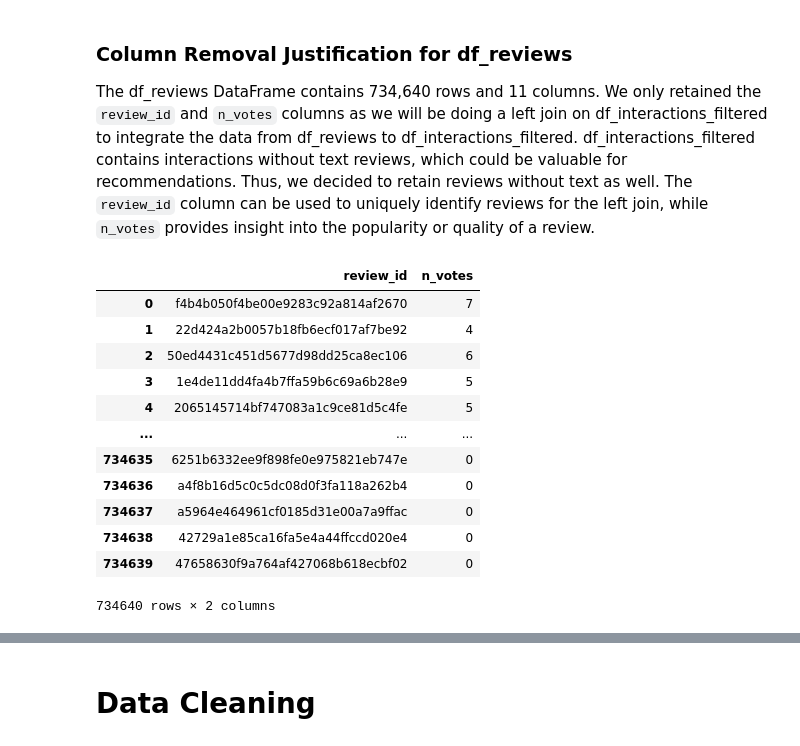
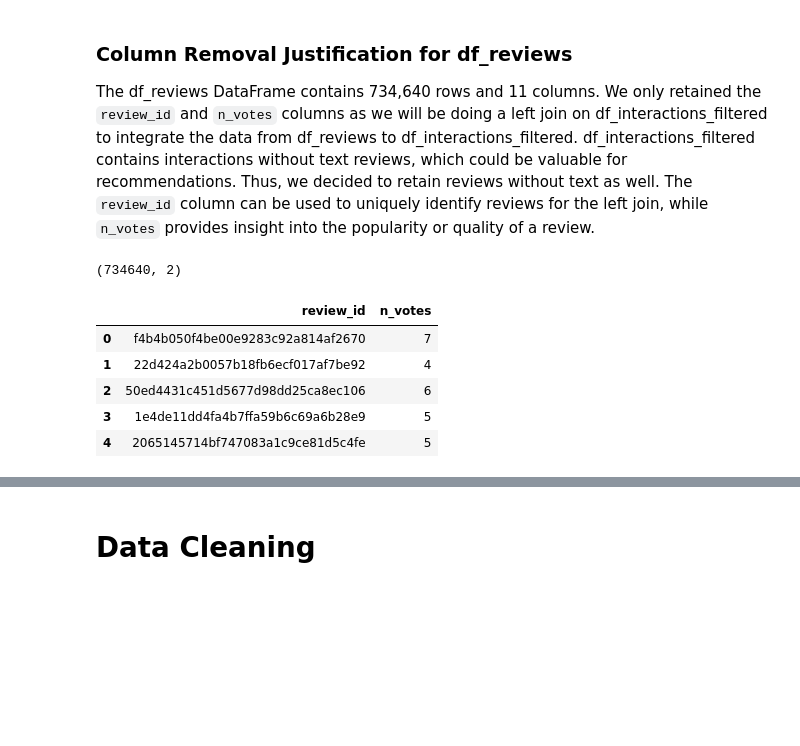
Before and after one commit to Pangerlanger/bt4222-books, a Jupyter notebook: data_eda.ipynb, the cells around one changed output, grey strips where cells are left out. Cells and saved outputs as stored; diff of their text form; code cells hidden in the pictures; blank space fills up the shorter version.

```diff
--- a/data_eda.ipynb
+++ b/data_eda.ipynb
@@ -312,20 +322,15 @@ Index(['user_id', 'book_id', 'review_id', 'rating', 'review_text',
 The df_reviews DataFrame contains 734,640 rows and 11 columns. We only retained the `review_id` and `n_votes` columns as we will be doing a left join on df_interactions_filtered to integrate the data from df_reviews to df_interactions_filtered. df_interactions_filtered contains interactions without text reviews, which could be valuable for recommendations. Thus, we decided to retain reviews without text as well. The `review_id` column can be used to uniquely identify reviews for the left join, while `n_votes` provides insight into the popularity or quality of a review.
 # %%
 df_reviews_final = df_reviews[['review_id', 'n_votes']]
-df_reviews_final
+print(df_reviews_final.shape)
+df_reviews_final.head(5)
 # %% [output]
+(734640, 2)
 |  | review_id | n_votes |
 | 0 | f4b4b050f4be00e9283c92a814af2670 | 7 |
 | 1 | 22d424a2b0057b18fb6ecf017af7be92 | 4 |
 | 2 | 50ed4431c451d5677d98dd25ca8ec106 | 6 |
 | 3 | 1e4de11dd4fa4b7ffa59b6c69a6b28e9 | 5 |
 | 4 | 2065145714bf747083a1c9ce81d5c4fe | 5 |
-| ... | ... | ... |
-| 734635 | 6251b6332ee9f898fe0e975821eb747e | 0 |
-| 734636 | a4f8b16d5c0c5dc08d0f3fa118a262b4 | 0 |
-| 734637 | a5964e464961cf0185d31e00a7a9ffac | 0 |
-| 734638 | 42729a1e85ca16fa5e4a44ffccd020e4 | 0 |
-| 734639 | 47658630f9a764af427068b618ecbf02 | 0 |
-734640 rows × 2 columns
 # %%
 df_interactions_final_merged = df_interactions_final.merge(df_reviews_final, how='left')
```
Also changed, not shown: parts of 20 cells of this notebook.
